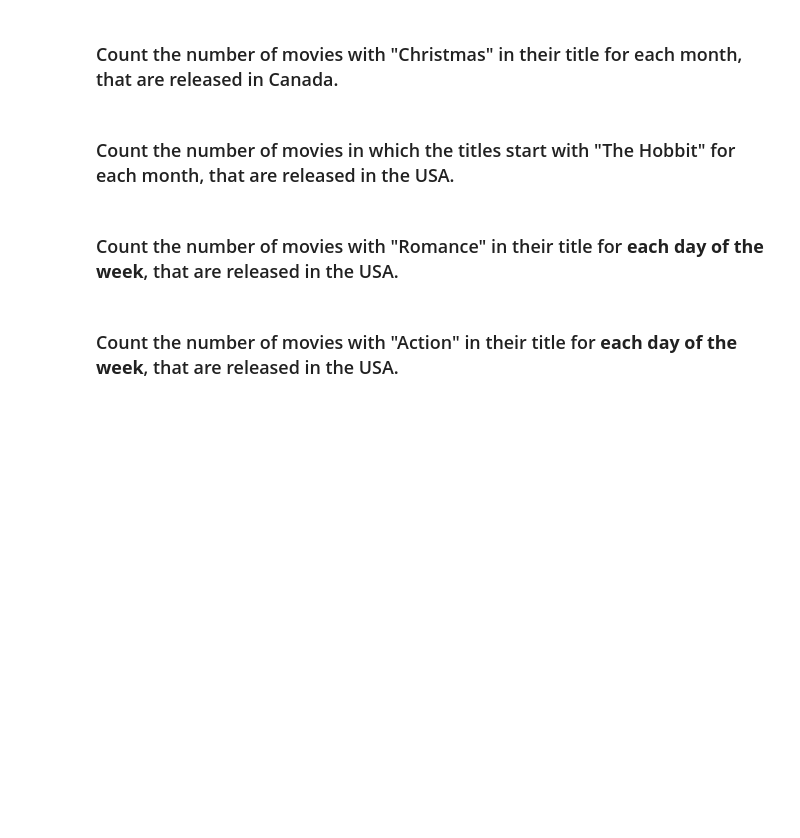
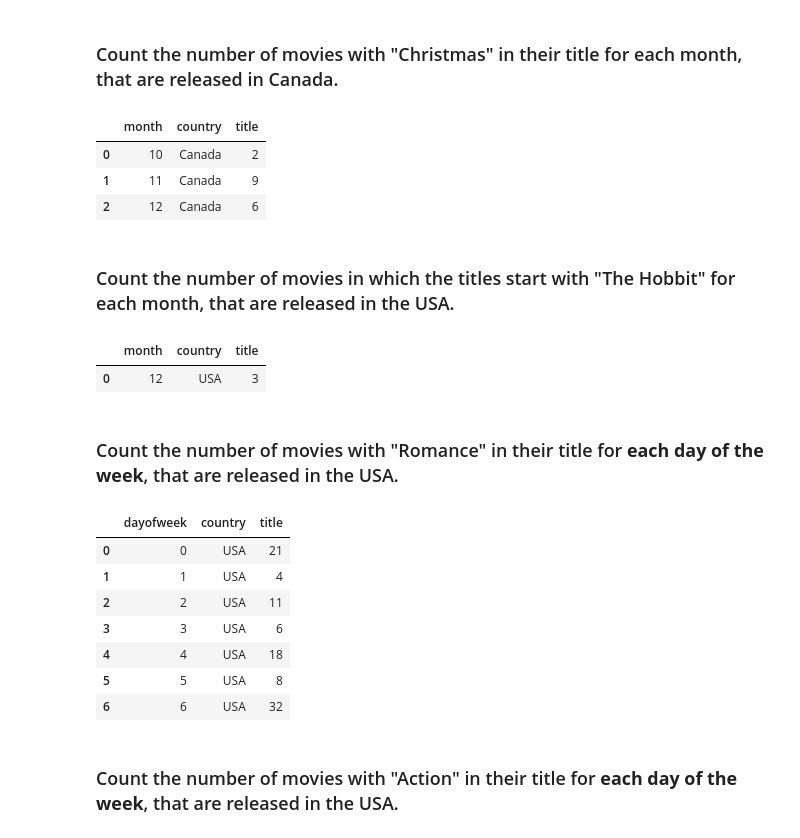
Before and after one commit to digitalminimal/Pandas_exercise, a Jupyter notebook: Exercises-4.ipynb, the cells around one changed output. Drawn from its saved outputs; the diff is of its cells as text; code cells hidden in the pictures; blank space fills up the shorter version.

```diff
--- a/Exercises-4.ipynb
+++ b/Exercises-4.ipynb
@@ -92,9 +93,44 @@ q[['month','country','title']].groupby(['month','country'], as_index=False).coun
 3690 rows × 6 columns
 # %% [markdown]
 ### Count the number of movies with "Christmas" in their title for each month, that are released in Canada.
+# %%
+
+q = release_dates[release_dates["title"].str.contains("Christmas")]
+
+q = q[q["country"].str.contains("Canada")]
+q[['month','country','title']].groupby(['month','country'], as_index=False).count()
+# %% [output]
+|  | month | country | title |
+| 0 | 10 | Canada | 2 |
+| 1 | 11 | Canada | 9 |
+| 2 | 12 | Canada | 6 |
 # %% [markdown]
 ### Count the number of movies in which the titles start with "The Hobbit" for each month, that are released in the USA.
+# %%
+
+q = release_dates[release_dates["title"].str.startswith("The Hobbit")]
+
+q = q[q["country"].str.contains("USA")]
+q[['month','country','title']].groupby(['month','country'], as_index=False).count()
+# %% [output]
+|  | month | country | title |
+| 0 | 12 | USA | 3 |
 # %% [markdown]
 ### Count the number of movies with "Romance" in their title for **each day of the week**, that are released in the USA.
+# %%
+
+q = release_dates[release_dates["title"].str.contains("Romance")]
+
+q = q[q["country"].str.contains("USA")]
+q[['dayofweek','country','title']].groupby(['dayofweek','country'], as_index=False).count()
+# %% [output]
+|  | dayofweek | country | title |
+| 0 | 0 | USA | 21 |
+| 1 | 1 | USA | 4 |
+| 2 | 2 | USA | 11 |
+| 3 | 3 | USA | 6 |
+| 4 | 4 | USA | 18 |
+| 5 | 5 | USA | 8 |
+| 6 | 6 | USA | 32 |
 # %% [markdown]
 ### Count the number of movies with "Action" in their title for **each day of the week**, that are released in the USA.
```
Also changed, not shown: parts of 8 cells of this notebook.
